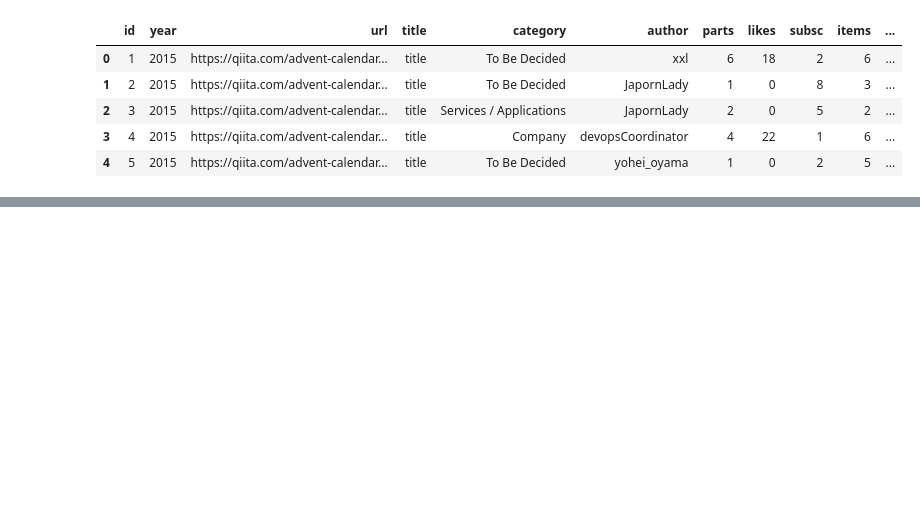
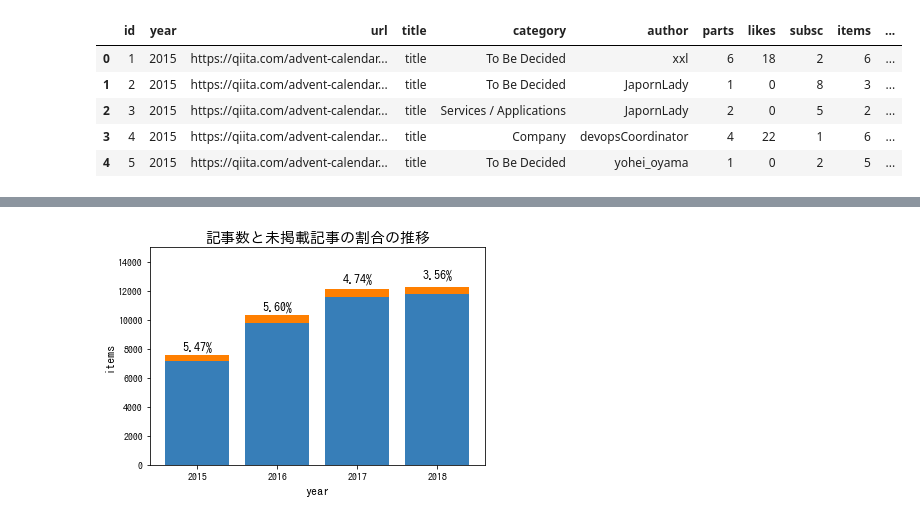
Before and after one commit to suaaa7/QiitaAdventCalendar, a Jupyter notebook: analysis.ipynb, the cells around one changed output, grey strips where cells are left out. Saved outputs shown, nothing was run; the diff lists cells and outputs as text; code cells hidden in the pictures; blank space fills up the shorter version.

Commit message:
add items barplot

```diff
--- a/analysis.ipynb
+++ b/analysis.ipynb
@@ -44,0 +76,24 @@ plt.show()
+# %%
+# 記事数と未掲載記事の割合の推移
+
+df_tmp = df.groupby("year").sum()
+plt.bar(
+    x=df_tmp.index, height=df_tmp.values[:,4],
+    color="#377eb8"
+)
+plt.bar(
+    x=df_tmp.index, height=df_tmp.values[:,4]-df_tmp.values[:,5],
+    color="#ff7f00", bottom=df_tmp.values[:,4]
+)
+plt.title("記事数と未掲載記事の割合の推移", fontsize=15)
+plt.xlabel("year", fontsize=12)
+plt.ylabel("items", fontsize=12)
+plt.ylim(0, 15000)
+
+for x, y in zip(df_tmp.index, df_tmp.values):
+    percent = "{:.2f}%".format((1- (y[5]/y[4])) * 100)
+    plt.text(x, y[4]*1.08, percent, ha="center", va="bottom", fontsize=12)
+
+plt.show()
+# %% [output]
+[figure, added]
```
Also changed, not shown: parts of 4 cells of this notebook.
